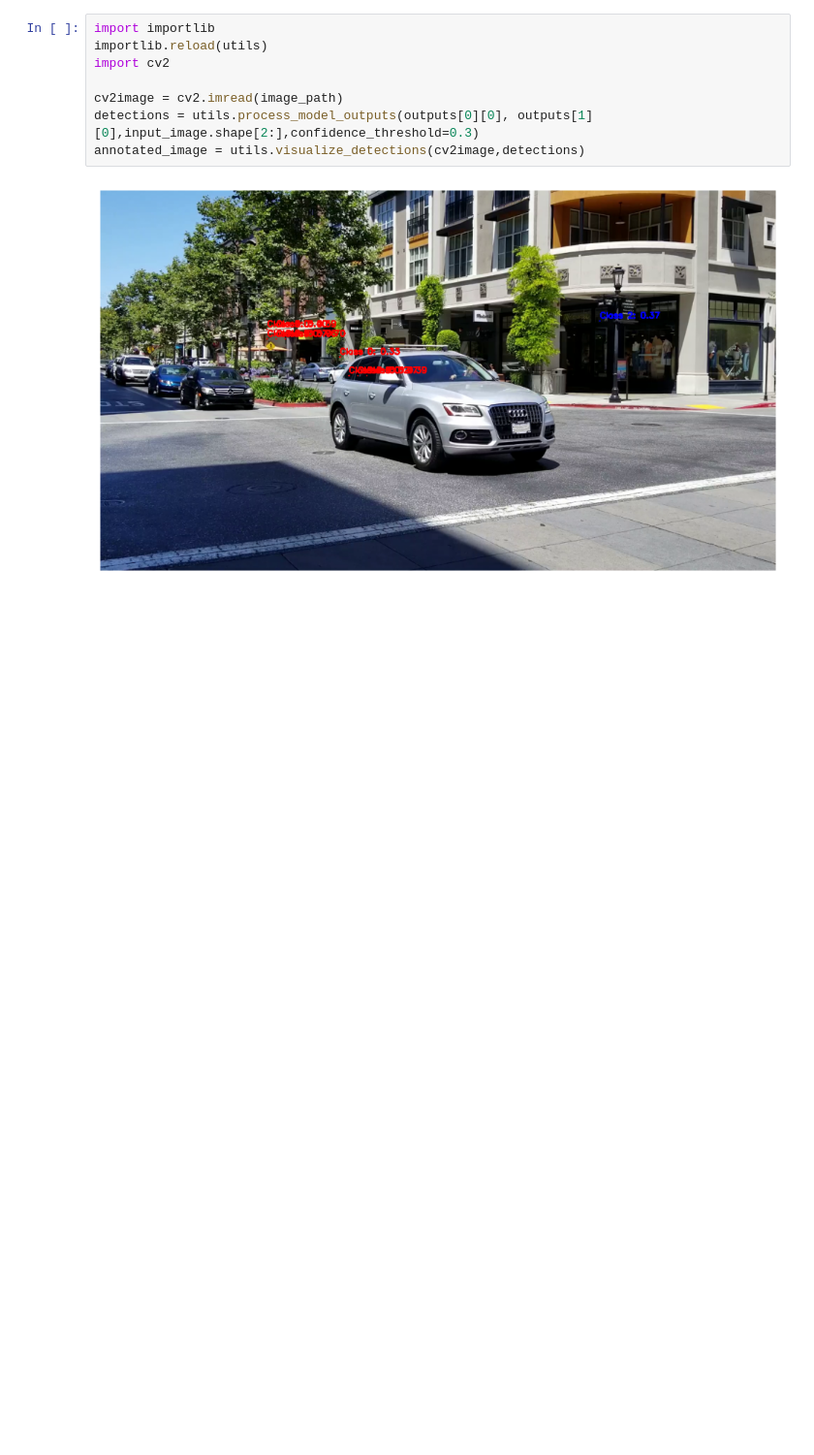
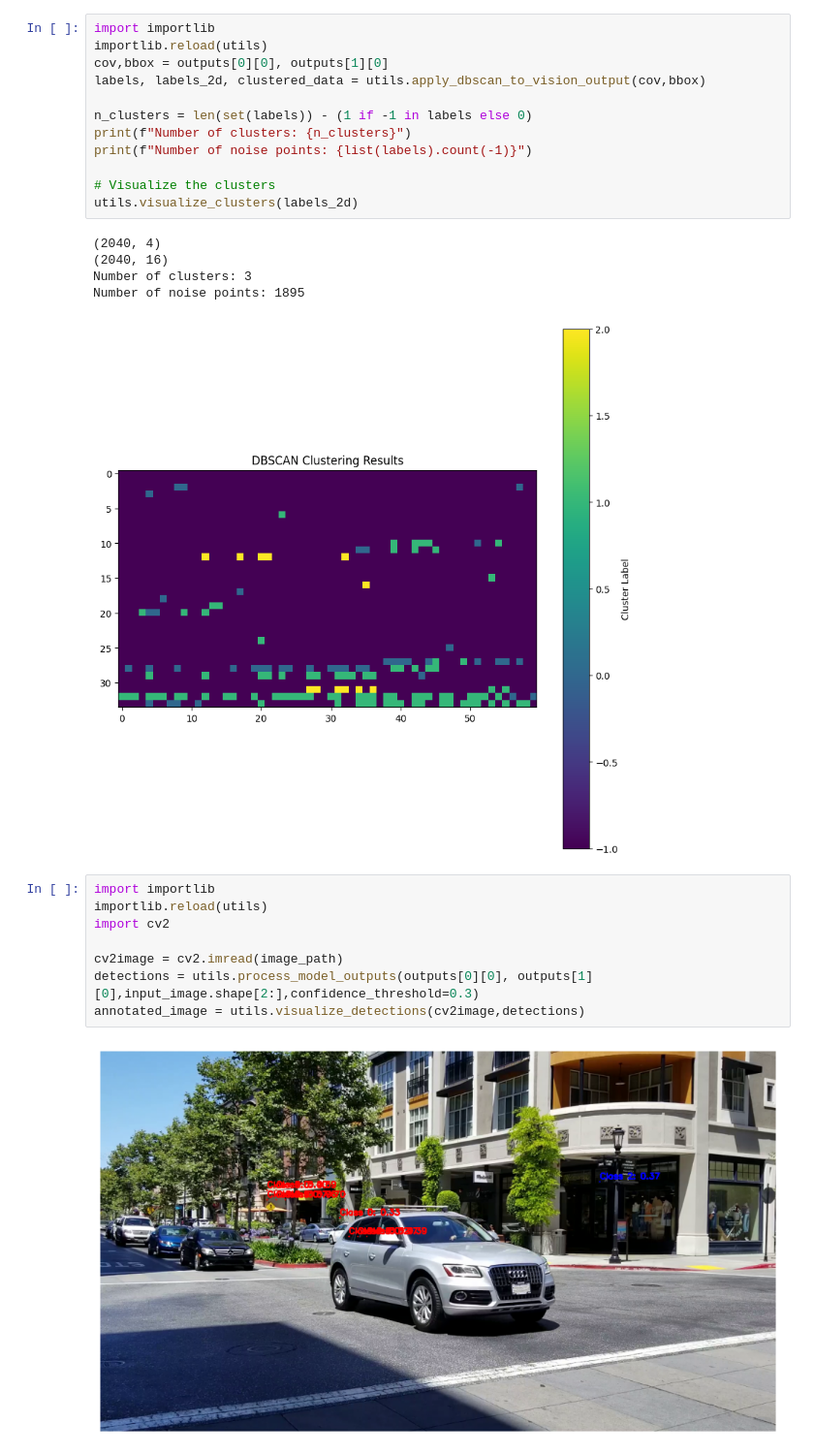
Before and after one commit to MarcosElFlamenco/cv-model-compression, a Jupyter notebook: test_inference.ipynb, the cells around one changed output. Shown at 97% size. Cells and saved outputs as stored; diff of their text form; blank space fills up the shorter version.

```diff
--- a/test_inference.ipynb
+++ b/test_inference.ipynb
@@ -24,6 +27,24 @@ outputs = session.run(output_names, {input_name: input_image})
 # %% [output]
 Output 0: output_cov/Sigmoid:0, Shape: ['unk__151', 4, 34, 60]
 Output 1: output_bbox/BiasAdd:0, Shape: ['unk__152', 16, 34, 60]
+# %%
+import importlib
+importlib.reload(utils)
+cov,bbox = outputs[0][0], outputs[1][0]
+labels, labels_2d, clustered_data = utils.apply_dbscan_to_vision_output(cov,bbox)
+
+n_clusters = len(set(labels)) - (1 if -1 in labels else 0)
+print(f"Number of clusters: {n_clusters}")
+print(f"Number of noise points: {list(labels).count(-1)}")
+
+# Visualize the clusters
+utils.visualize_clusters(labels_2d)
+# %% [output]
+(2040, 4)
+(2040, 16)
+Number of clusters: 3
+Number of noise points: 1895
+[figure, added]
 # %%
 import importlib
 importlib.reload(utils)
```
Also changed, not shown: parts of 2 cells of this notebook, 2 other files.
